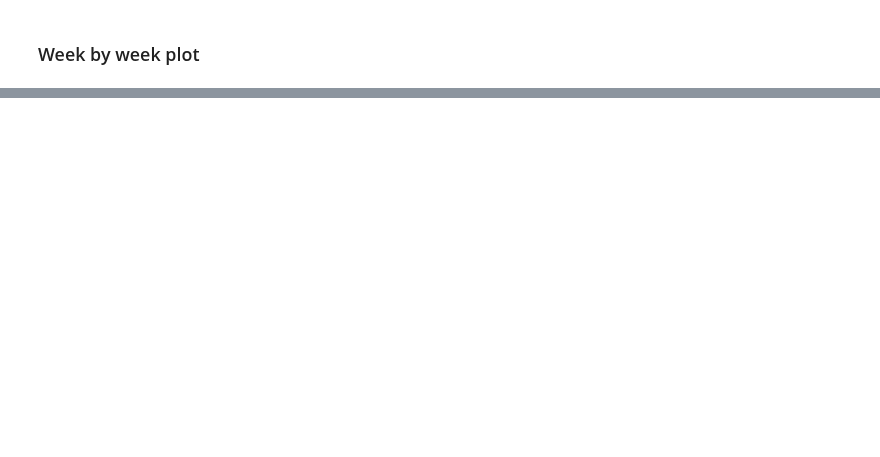
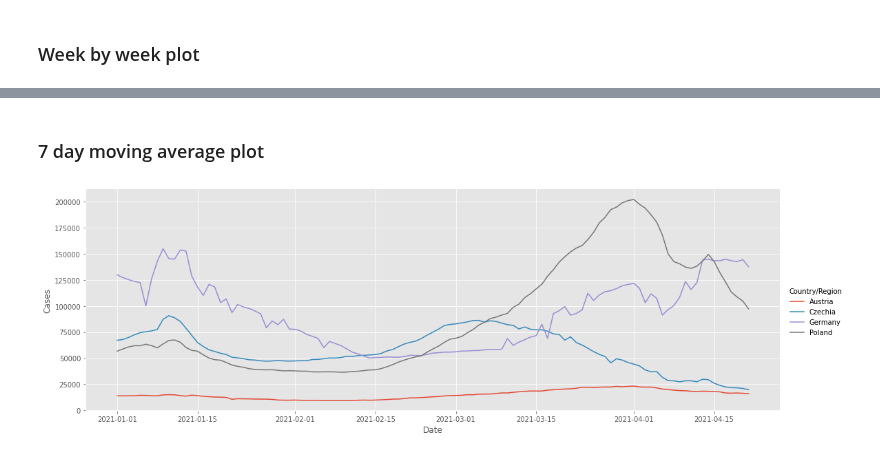
Before and after one commit to jaroslawr/jupyter-notebooks, a Jupyter notebook: covid/covid.ipynb, the cells around one changed output, grey strips where cells are left out. Cells and saved outputs as stored; diff of their text form; code cells hidden in the pictures; blank space fills up the shorter version.

```diff
--- a/covid/covid.ipynb
+++ b/covid/covid.ipynb
@@ -175,0 +183,18 @@ week_by_week_plot(df)
+# %% [markdown]
+### 7 day moving average plot
+# %%
+def rolling_week_by_week_plot(df):
+    plot_date_range = pd.date_range(date_from, date_to)
+    # You need more days than will be presented to compute the moving average
+    moving_window_date_range = pd.date_range(date_from - timedelta(days=7), date_to)
+
+    plot_df = df.copy()
+    plot_df = plot_df.loc[(moving_window_date_range, countries), :]
+    plot_df = plot_df.groupby("Country/Region").apply(lambda df: df.rolling(7).sum())
+    plot_df = plot_df.loc[(plot_date_range, countries), :]
+
+    sns.relplot(data=plot_df, x="Date", y="Cases", hue="Country/Region", kind="line", aspect=3)
+
+rolling_week_by_week_plot(df)
+# %% [output]
+[figure, added]
```
Also changed, not shown: parts of 13 cells of this notebook, 1 other file.
